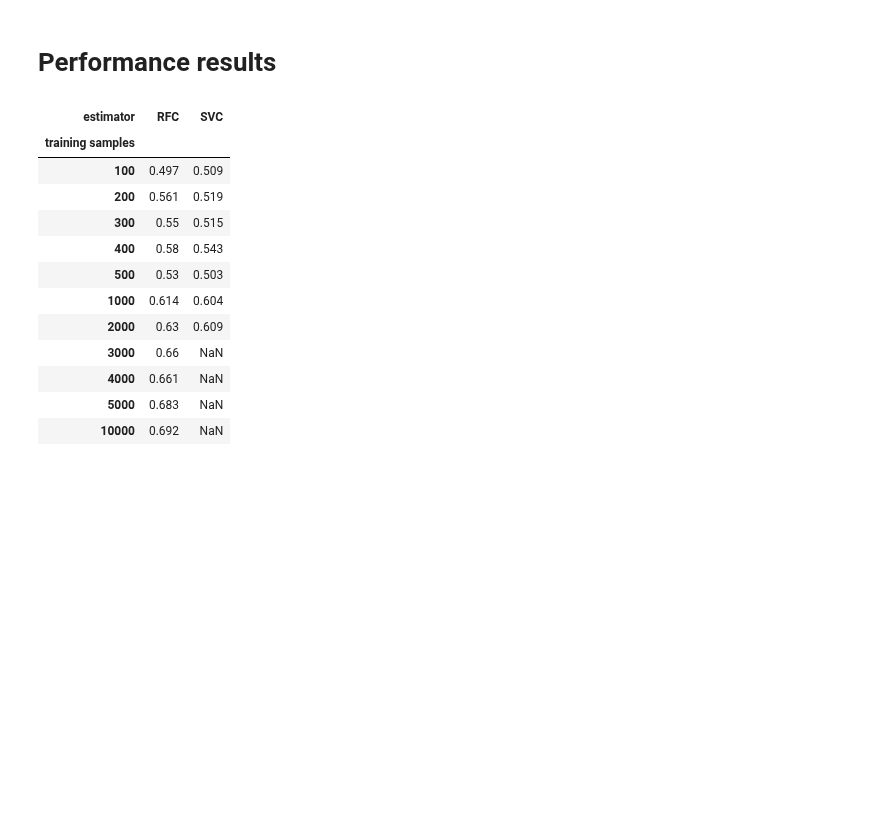
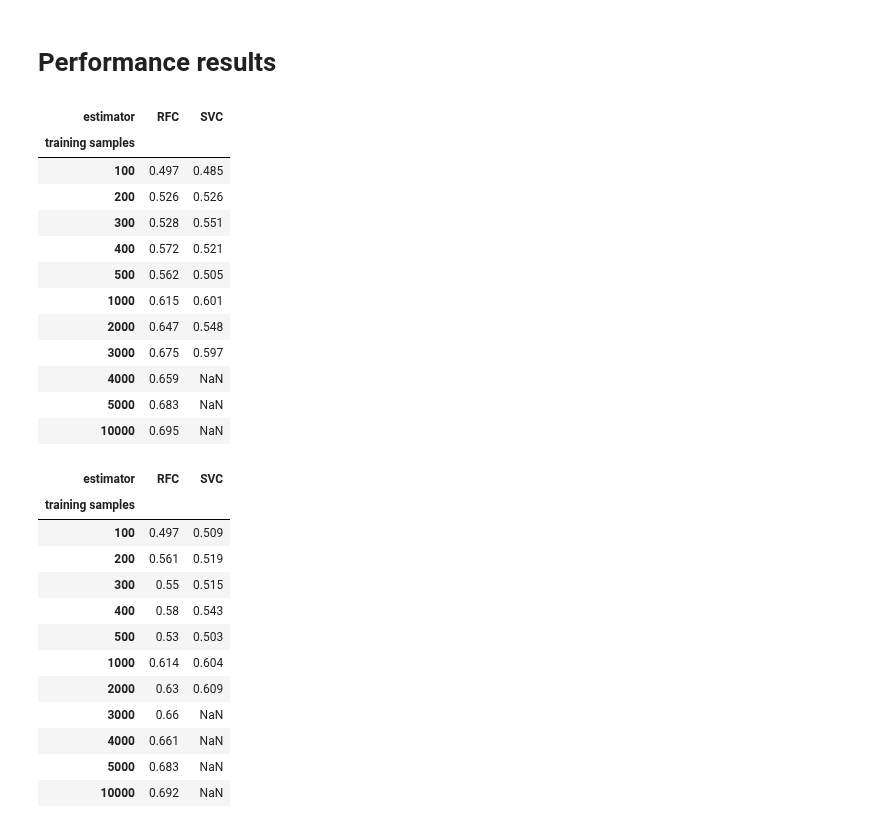
Before and after one commit to LukaThorn/ml-weight-fraction, a Jupyter notebook: organicspipeline.ipynb, the cells around one changed output. Cells and saved outputs as stored; diff of their text form; code cells hidden in the pictures; blank space fills up the shorter version.

```diff
--- a/organicspipeline.ipynb
+++ b/organicspipeline.ipynb
@@ -464,9 +534,30 @@ def display_table(df, df2=None):
     df["training samples"] = df["k"] * n + n
 
     # Pivot table
-    table = df.pivot(index=["training samples"], columns="estimator", values="score",)
+    table = df.pivot(
+        index=["training samples"],
+        columns="estimator",
+        values="score",
+    )
 
     return table
+# %%
+results_final_organics = display_table(results_svc, results_rfc)
+results_final_organics
+# %% [output]
+| estimator | RFC | SVC |
+| training samples |  |  |
+| 100 | 0.497 | 0.485 |
+| 200 | 0.526 | 0.526 |
+| 300 | 0.528 | 0.551 |
+| 400 | 0.572 | 0.521 |
+| 500 | 0.562 | 0.505 |
+| 1000 | 0.615 | 0.601 |
+| 2000 | 0.647 | 0.548 |
+| 3000 | 0.675 | 0.597 |
+| 4000 | 0.659 | NaN |
+| 5000 | 0.683 | NaN |
+| 10000 | 0.695 | NaN |
 # %%
 results_final_organics = display_table(results_svc, results_rfc)
 results_final_organics
```
Also changed, not shown: parts of 11 cells of this notebook.
